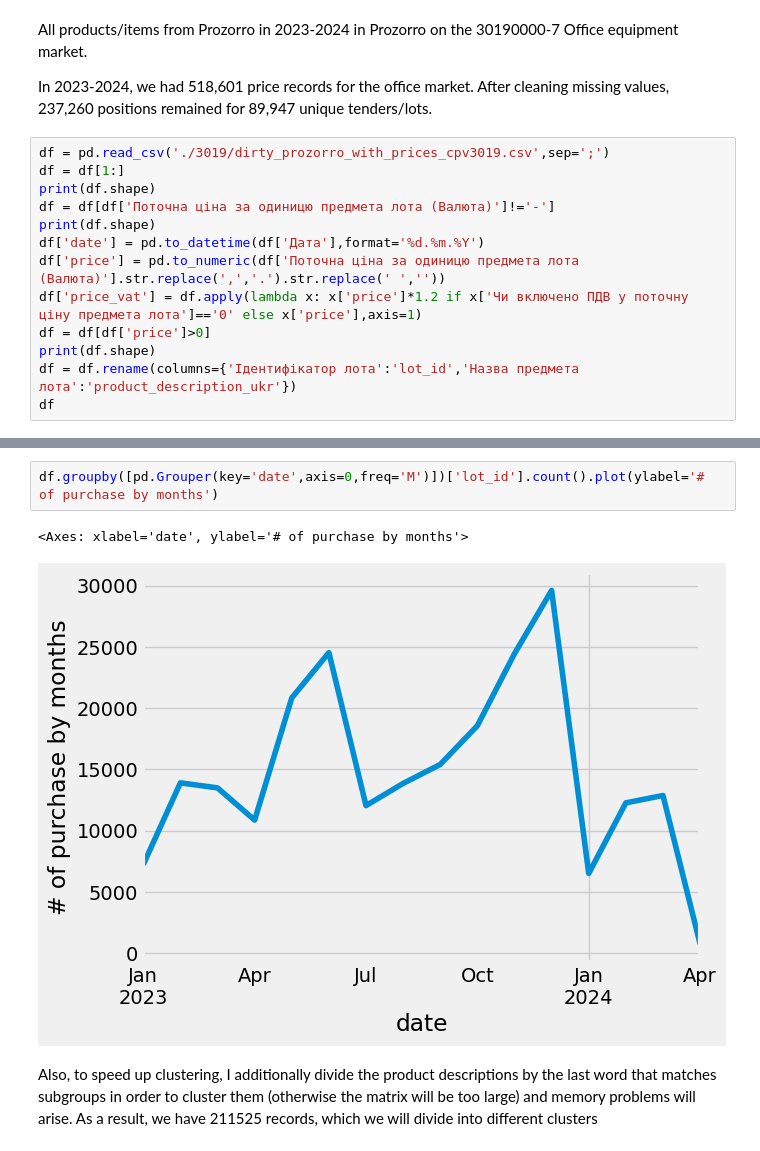
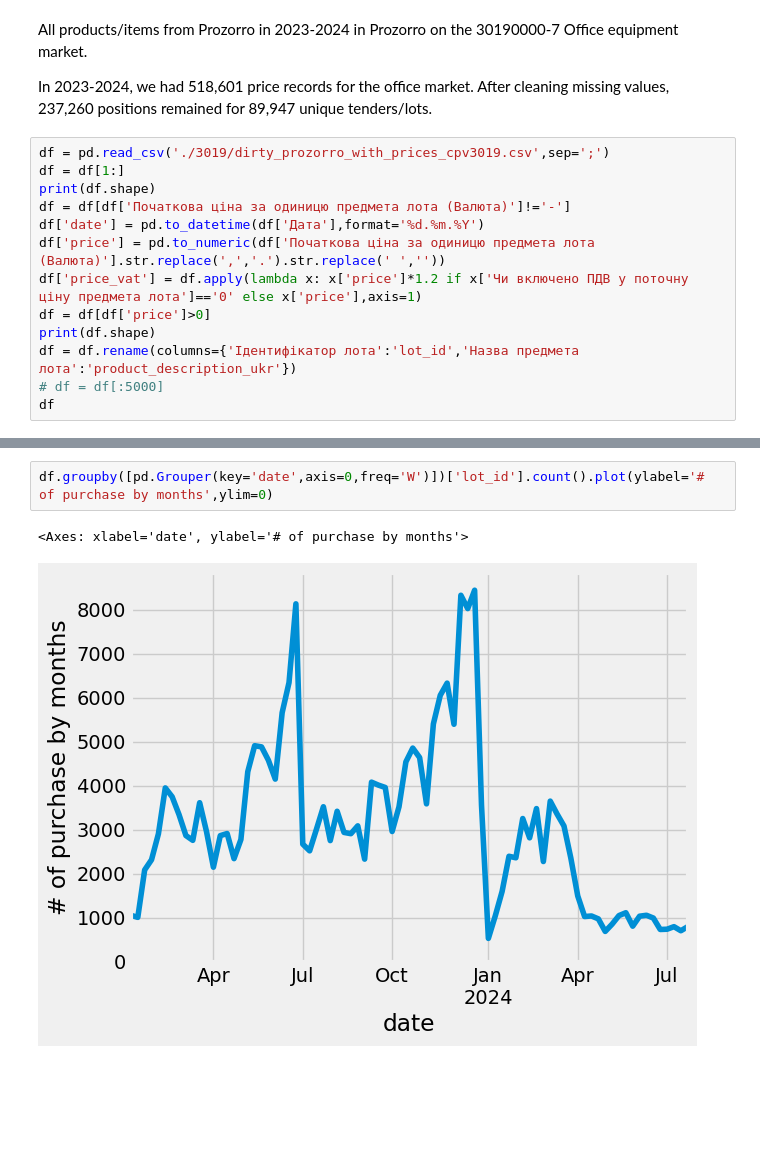
Before and after one commit to KSE-Team/prozorro-scu, a Jupyter notebook: prozorro_scu_clustering.ipynb, the cells around one changed output, grey strips where cells are left out. Drawn from its saved outputs; the diff is of its cells as text; blank space fills up the shorter version.

```diff
--- a/prozorro_scu_clustering.ipynb
+++ b/prozorro_scu_clustering.ipynb
@@ -32,14 +32,14 @@ In 2023-2024, we had 518,601 price records for the office market. After cleaning
 df = pd.read_csv('./3019/dirty_prozorro_with_prices_cpv3019.csv',sep=';')
 df = df[1:]
 print(df.shape)
-df = df[df['Поточна ціна за одиницю предмета лота (Валюта)']!='-']
-print(df.shape)
+df = df[df['Початкова ціна за одиницю предмета лота (Валюта)']!='-']
 df['date'] = pd.to_datetime(df['Дата'],format='%d.%m.%Y')
-df['price'] = pd.to_numeric(df['Поточна ціна за одиницю предмета лота (Валюта)'].str.replace(',','.').str.replace(' ',''))
+df['price'] = pd.to_numeric(df['Початкова ціна за одиницю предмета лота (Валюта)'].str.replace(',','.').str.replace(' ',''))
 df['price_vat'] = df.apply(lambda x: x['price']*1.2 if x['Чи включено ПДВ у поточну ціну предмета лота']=='0' else x['price'],axis=1)
 df = df[df['price']>0]
 print(df.shape)
 df = df.rename(columns={'Ідентифікатор лота':'lot_id','Назва предмета лота':'product_description_ukr'})
+# df = df[:5000]
 df
 # %% [output]
 (518601, 10)
@@ -61,7 +60,5 @@ df
 # %%
-df.groupby([pd.Grouper(key='date',axis=0,freq='M')])['lot_id'].count().plot(ylabel='# of purchase by months')
+df.groupby([pd.Grouper(key='date',axis=0,freq='W')])['lot_id'].count().plot(ylabel='# of purchase by months',ylim=0)
 # %% [output]
 <Axes: xlabel='date', ylabel='# of purchase by months'>
-[figure, old version]
+[figure, new version]
-# %% [markdown]
-Also, to speed up clustering, I additionally divide the product descriptions by the last word that matches subgroups in order to cluster them (otherwise the matrix will be too large) and memory problems will arise. As a result, we have 211525 records, which we will divide into different clusters
```
Also changed, not shown: parts of 25 cells of this notebook.
